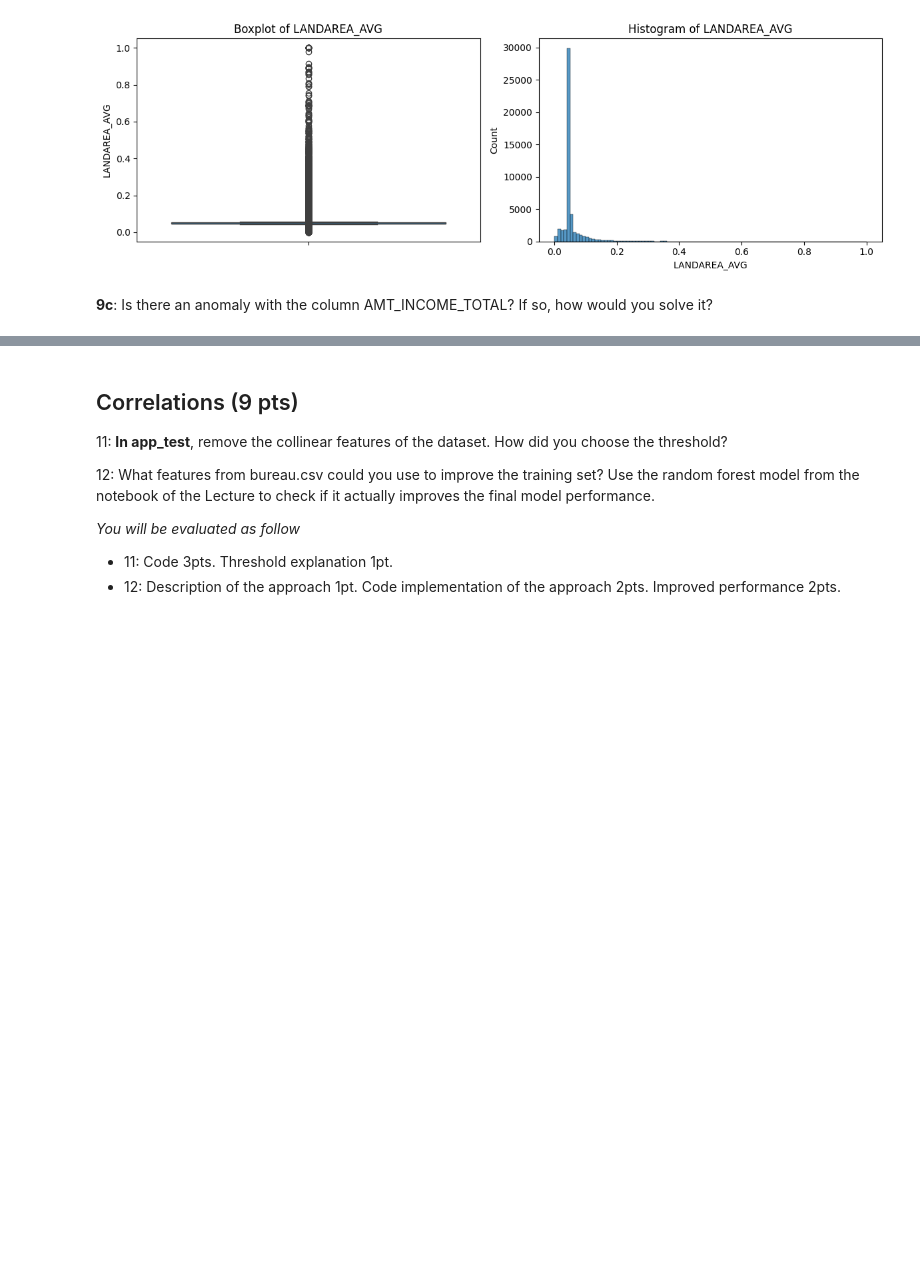
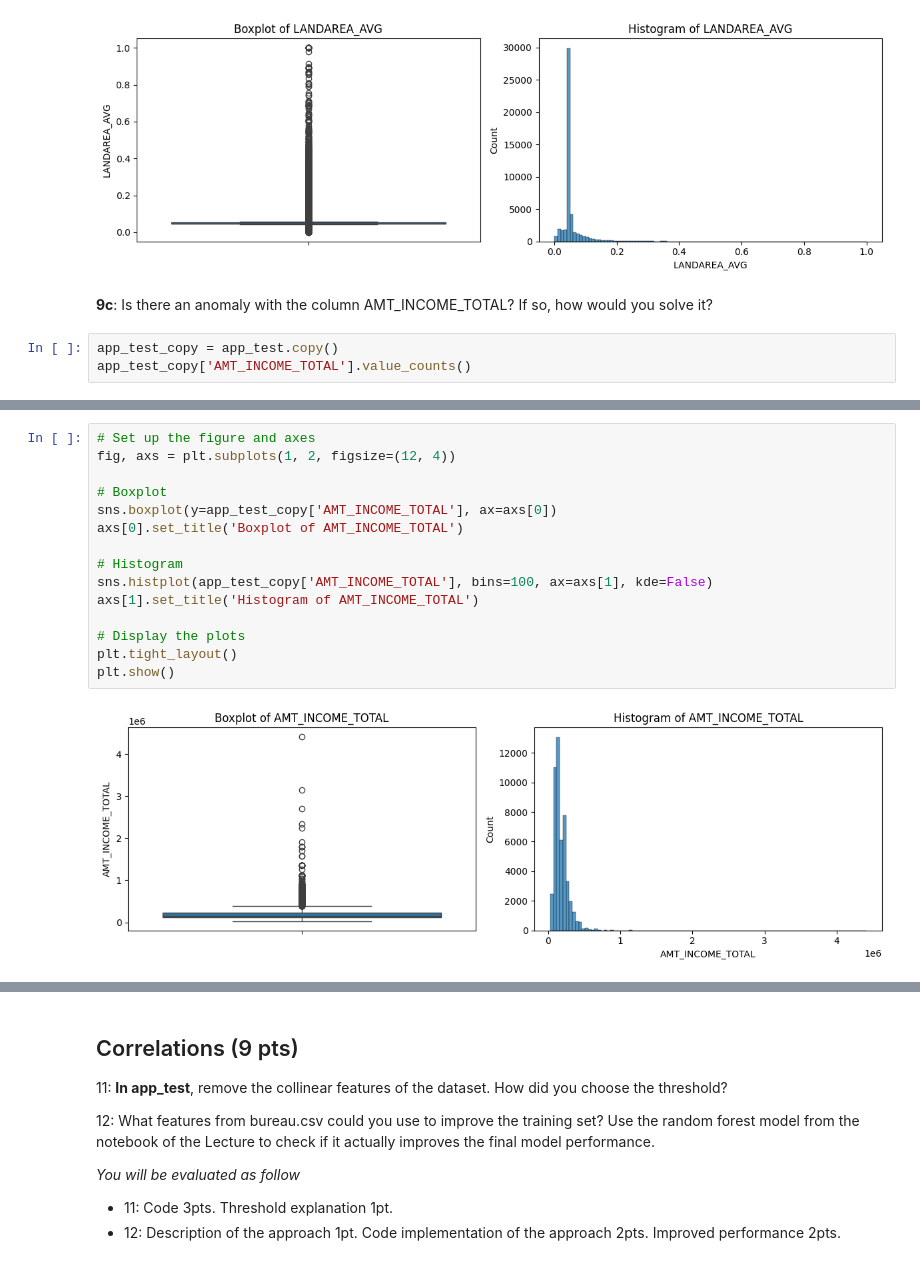
Before and after one commit to coldstrel/applied-ml-mids-2024, a Jupyter notebook: Project_Part_1.ipynb, the cells around one changed output, grey strips where cells are left out. Saved outputs shown, nothing was run; the diff lists cells and outputs as text; blank space fills up the shorter version.

```diff
--- a/Project_Part_1.ipynb
+++ b/Project_Part_1.ipynb
@@ -661,3 +661,6 @@ plt.show()
 [figure]
 # %% [markdown]
 **9c**: Is there an anomaly with the column AMT_INCOME_TOTAL? If so, how would you solve it?
+# %%
+app_test_copy = app_test.copy()
+app_test_copy['AMT_INCOME_TOTAL'].value_counts()
@@ -663,0 +683,17 @@ plt.show()
+# %%
+# Set up the figure and axes
+fig, axs = plt.subplots(1, 2, figsize=(12, 4))
+
+# Boxplot
+sns.boxplot(y=app_test_copy['AMT_INCOME_TOTAL'], ax=axs[0])
+axs[0].set_title('Boxplot of AMT_INCOME_TOTAL')
+
+# Histogram
+sns.histplot(app_test_copy['AMT_INCOME_TOTAL'], bins=100, ax=axs[1], kde=False)
+axs[1].set_title('Histogram of AMT_INCOME_TOTAL')
+
+# Display the plots
+plt.tight_layout()
+plt.show()
+# %% [output]
+[figure, added]
```
Also changed, not shown: parts of 7 cells of this notebook.
